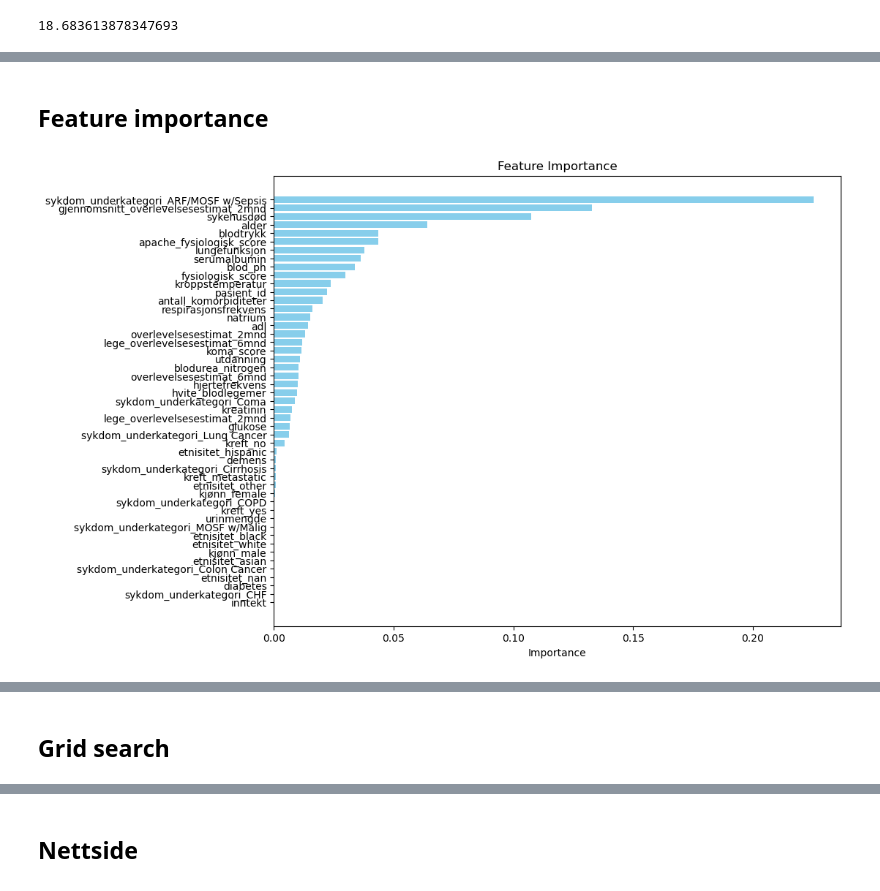
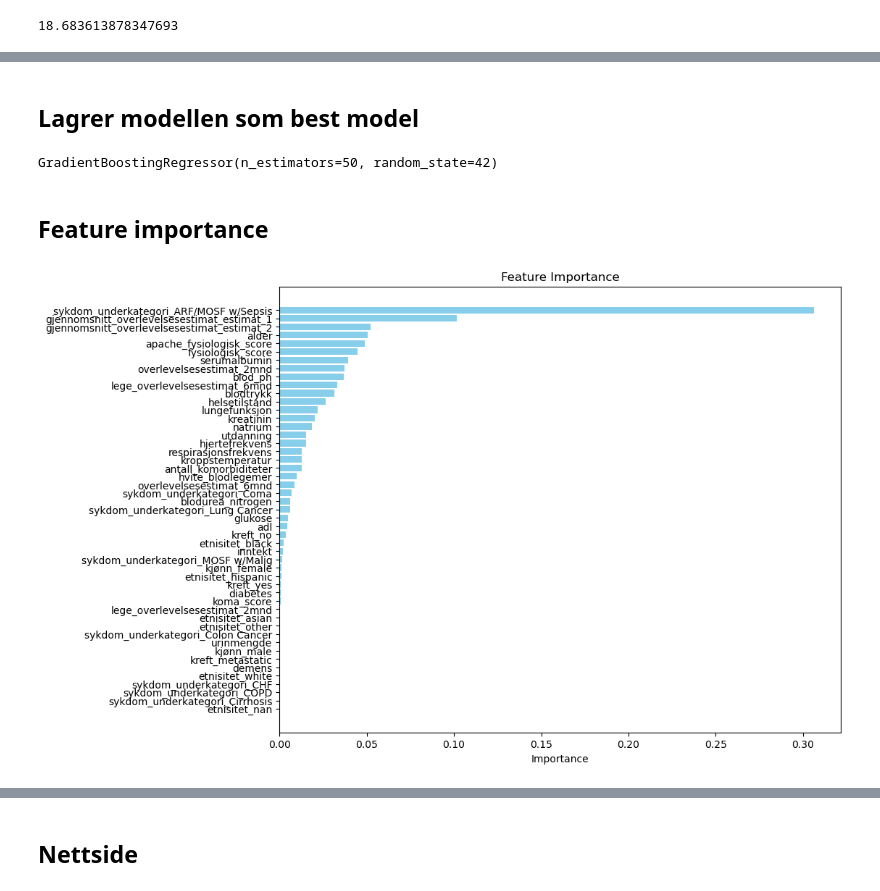
Before and after one commit to EllaSolberg/HospitalLengthofStayEstimation, a Jupyter notebook: Del2.ipynb, the cells around one changed output, grey strips where cells are left out. Cells and saved outputs as stored; diff of their text form; code cells hidden in the pictures.

```diff
--- a/Del2.ipynb
+++ b/Del2.ipynb
@@ -150,0 +278,3 @@ X_train["glukose"] = X_train["glukose"].clip(upper=q95_glukose)
+# %%
+X_train = clip_column(X_train, "blodurea_nitrogen", upper_quantile=0.75)
+X_train = clip_column(X_train, "glukose", upper_quantile=0.75)
@@ -151,3 +324,17 @@ X_train["glukose"] = X_train["glukose"].clip(upper=q95_glukose)
+# %%
+X_train['gjennomsnitt_overlevelsesestimat_estimat_1'] = (X_train['lege_overlevelsesestimat_2mnd'] + X_train['overlevelsesestimat_6mnd']) / 2
+X_val['gjennomsnitt_overlevelsesestimat_estimat_1'] = (X_val['lege_overlevelsesestimat_2mnd'] + X_val['overlevelsesestimat_6mnd']) / 2
+X_test['gjennomsnitt_overlevelsesestimat_estimat_1'] = (X_test['lege_overlevelsesestimat_2mnd'] + X_test['overlevelsesestimat_6mnd']) / 2
+
+
+X_train['gjennomsnitt_overlevelsesestimat_estimat_2'] = (X_train['lege_overlevelsesestimat_6mnd'] + X_train['overlevelsesestimat_2mnd']) / 2
+X_val['gjennomsnitt_overlevelsesestimat_estimat_2'] = (X_val['lege_overlevelsesestimat_6mnd'] + X_val['overlevelsesestimat_2mnd']) / 2
+X_test['gjennomsnitt_overlevelsesestimat_estimat_2'] = (X_test['lege_overlevelsesestimat_6mnd'] + X_test['overlevelsesestimat_2mnd']) / 2
+
+
+X_train['helsetilstand'] = X_train['fysiologisk_score'] * X_train['koma_score']
+X_val['helsetilstand'] = X_val['fysiologisk_score'] * X_val['koma_score']
+X_test['helsetilstand'] = X_test['fysiologisk_score'] * X_test['koma_score']
 # %% [markdown]
 ## Imputering av manglende data
 # %%
@@ -338,19 +376,0 @@ Best RMSE: 16.7408
-# %%
-best_imputer = imputation_strategies[best_strategy_name]
-X_test_imputed = best_imputer.transform(X_test)
-X_train_imputed = best_imputer.transform(X_train)
-
-# Tren den beste modellen med det imputerte treningssettet
-best_model = models[best_model_name].fit(X_train_imputed, y_train)
-
-# Lag prediksjoner på det imputerte testsettet
-predictions = best_model.predict(X_test_imputed)
-
-# Beregn RMSE på testsettet
-test_rmse = np.sqrt(mean_squared_error(y_test, predictions))
-
-# Skriv ut resultatene
-print("\nFinal Model Evaluation on Test Set:")
-print(f"Best Model: {best_model_name}")
-print(f"Best Imputation Strategy: {best_strategy_name}")
-print(f"Test RMSE: {test_rmse:.4f}")
@@ -362,27 +483,36 @@ Test RMSE: 23.3834
+# %% [markdown]
+## Lagrer modellen som best model
+# %%
+best_imputer = imputation_strategies[best_strategy_name]
+X_train_imputed = best_imputer.fit_transform(X_train)
+
+best_model = models[best_model_name]
+best_model.fit(X_train_imputed, y_train)
+# %% [output]
+GradientBoostingRegressor(n_estimators=50, random_state=42)
 # %% [markdown]
 ## Feature importance
 # %%
 importances = best_model.feature_importances_
 
 # Kombiner med kolonnenavnene
 feature_importance_df = pd.DataFrame({'Feature': X_train.columns, 'Importance': importances})
 
 # Sorter etter viktighet
 feature_importance_df = feature_importance_df.sort_values(by='Importance', ascending=False)
 
 
 # Anta at `feature_importance_df` er DataFrame med kolonnene 'Feature' og 'Importance'
 feature_importance_df = feature_importance_df.sort_values(by='Importance', ascending=True)
 
 # Plot
 plt.figure(figsize=(10, 8))
 plt.barh(feature_importance_df['Feature'], feature_importance_df['Importance'], color='skyblue')
 plt.xlabel('Importance')
 plt.title('Feature Importance')
 plt.show()
 
+
 print(feature_importance_df)
-zero_importance_features = feature_importance_df[feature_importance_df['Importance'] == 0]['Feature'].tolist()
-print(zero_importance_features)
 # %% [output]
-[figure, old version]
+[figure, new version]
@@ -406,2 +535,0 @@ print(zero_importance_features)
-# %% [markdown]
-## Grid search
```
Also changed, not shown: parts of 79 cells of this notebook, 5 other files.
